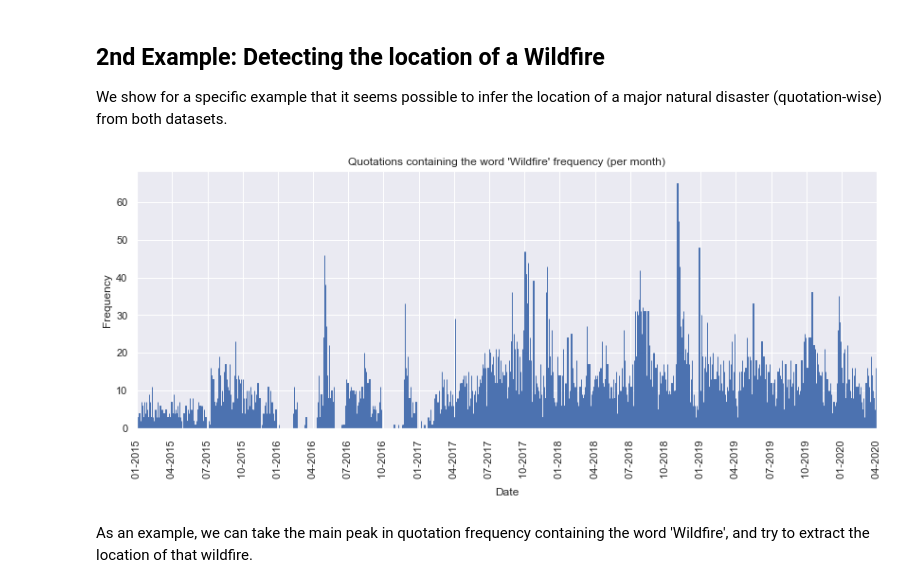
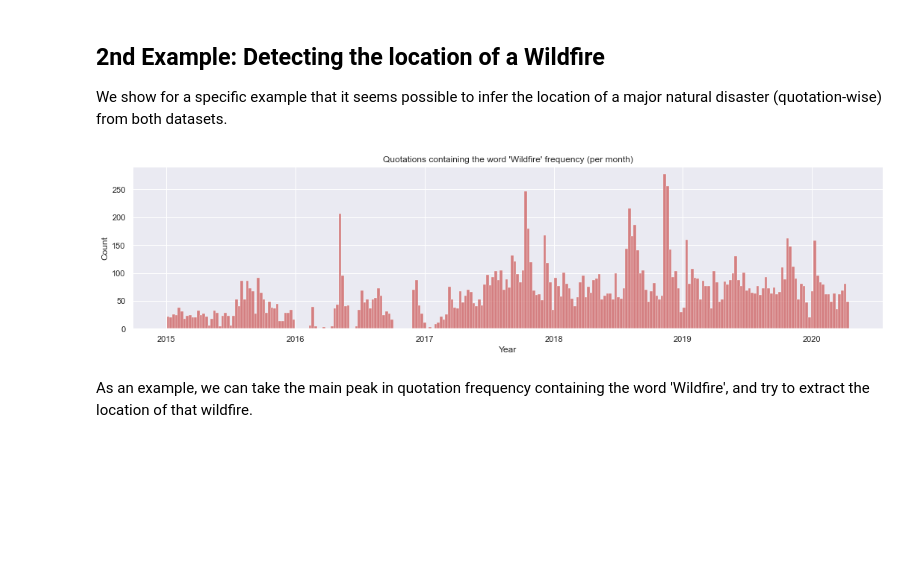
Before and after one commit to epfl-ada/ada-2021-project-marietan-ghariani-bracone-karimi, a Jupyter notebook: project.ipynb, the cells around one changed output. Cells and saved outputs as stored; diff of their text form; code cells hidden in the pictures; blank space fills up the shorter version.

```diff
--- a/project.ipynb
+++ b/project.ipynb
@@ -711,16 +727,17 @@ df_wildfire = get_occurrence(df_quotes, "wildfire")
 # %%
 df_wildfire_month = df_wildfire.groupby(pd.Grouper(key='date', axis=0, freq='3M')).sum()
 df_wildfire_day = df_wildfire.groupby(pd.Grouper(key='date', axis=0, freq='D')).sum()
 
-plt.figure(figsize=(14,5))
-df_wildfire_day['count'].plot(kind='bar',edgecolor='b')
-plt.xticks(np.linspace(0,len(df_wildfire_day['count']),len(df_wildfire_month['count'])),df_wildfire_month['count'].index.strftime("  %m-%Y ").tolist())
+plt.figure(figsize=(18,4))
+#df_wildfire_day['count'].plot(kind='bar',edgecolor='b')
+#plt.xticks(np.linspace(0,len(df_wildfire_day['count']),len(df_wildfire_month['count'])),df_wildfire_month['count'].index.strftime("  %m-%Y ").tolist())
+sns.histplot(x=df_wildfire['date'], bins=250, linewidth=0.3, color='indianred',edgecolor='w')
 plt.title("Quotations containing the word 'Wildfire' frequency (per month)")
-plt.xlabel("Date")
-plt.ylabel("Frequency");
-plt.savefig("figures/wildfire_quotes", bbox_inches='tight')
+plt.xlabel("Year")
+plt.ylabel("Count")
+plt.savefig("figures/wildfire_quotes", bbox_inches='tight');
 # %% [output]
-[figure, old version]
+[figure, new version]
 # %% [markdown]
 As an example, we can take the main peak in quotation frequency containing the word 'Wildfire', and try to extract the location of that wildfire.
 # %%
```
Also changed, not shown: parts of 2 cells of this notebook, 4 other files.
